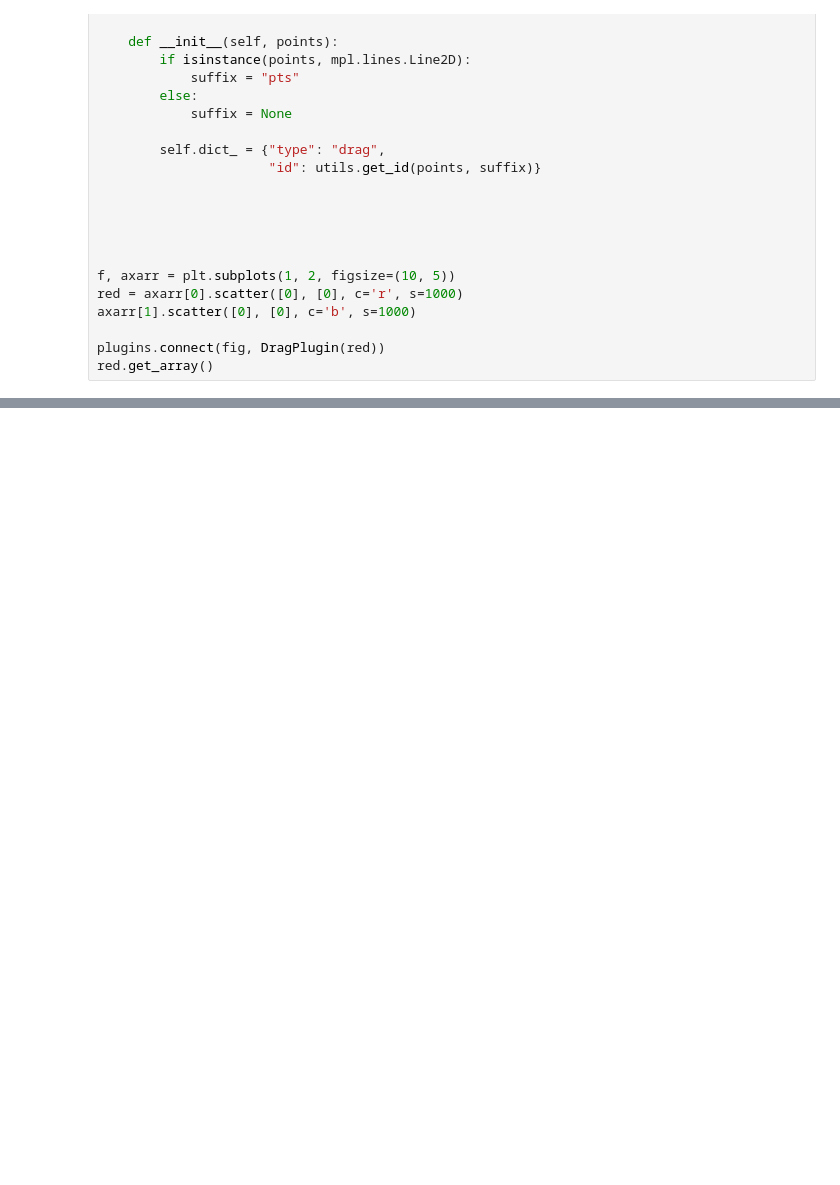
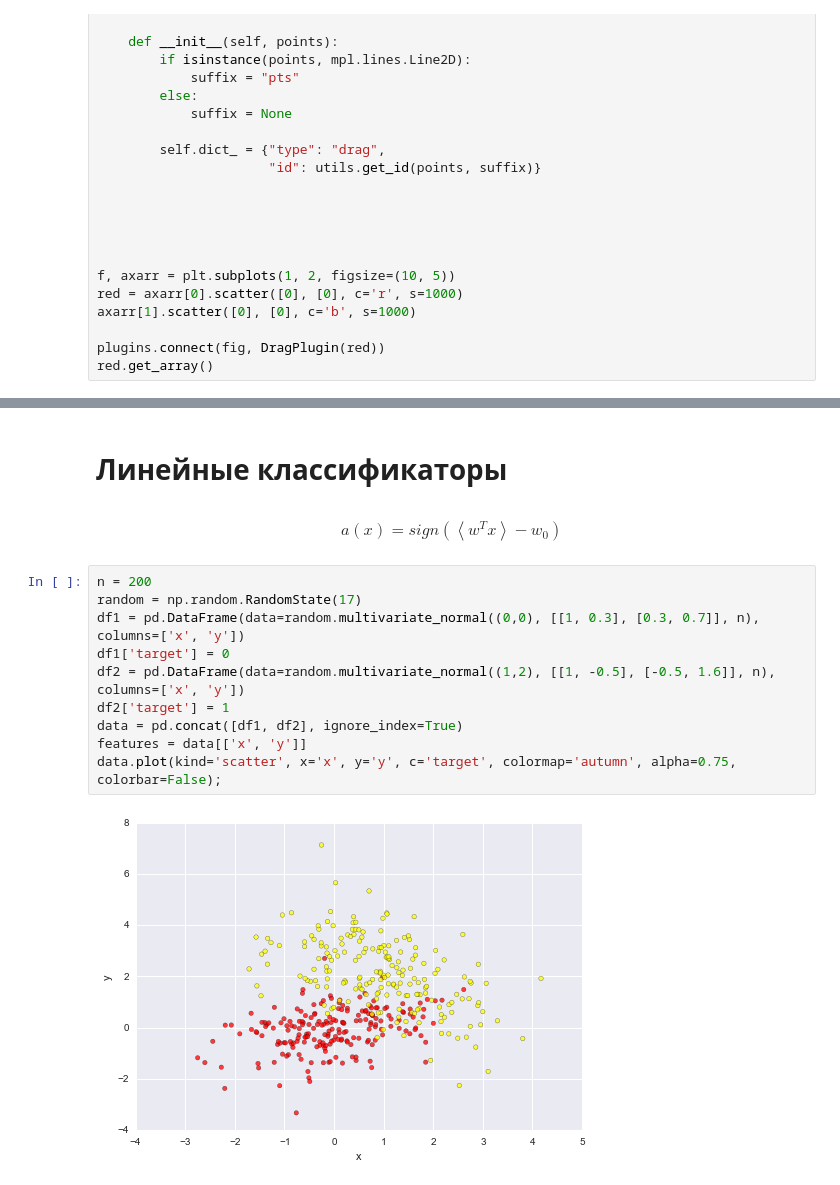
Before and after one commit to amorgun/shad-ml-notebooks, a Jupyter notebook: notebooks/s1-4/linear.ipynb, the cells around one changed output, grey strips where cells are left out. Drawn from its saved outputs; the diff is of its cells as text; blank space fills up the shorter version.

Commit message:
Some images

```diff
--- a/notebooks/s1-4/linear.ipynb
+++ b/notebooks/s1-4/linear.ipynb
@@ -76,0 +121,16 @@ red.get_array()
+# %% [markdown]
+# Линейные классификаторы
+# %% [markdown]
+$$a(x) = sign(\left<w^Tx\right> - w_0)$$
+# %%
+n = 200
+random = np.random.RandomState(17)
+df1 = pd.DataFrame(data=random.multivariate_normal((0,0), [[1, 0.3], [0.3, 0.7]], n), columns=['x', 'y'])
+df1['target'] = 0
+df2 = pd.DataFrame(data=random.multivariate_normal((1,2), [[1, -0.5], [-0.5, 1.6]], n), columns=['x', 'y'])
+df2['target'] = 1
+data = pd.concat([df1, df2], ignore_index=True)
+features = data[['x', 'y']]
+data.plot(kind='scatter', x='x', y='y', c='target', colormap='autumn', alpha=0.75, colorbar=False);
+# %% [output]
+[figure, added]
```
Also changed, not shown: parts of 10 cells of this notebook.
